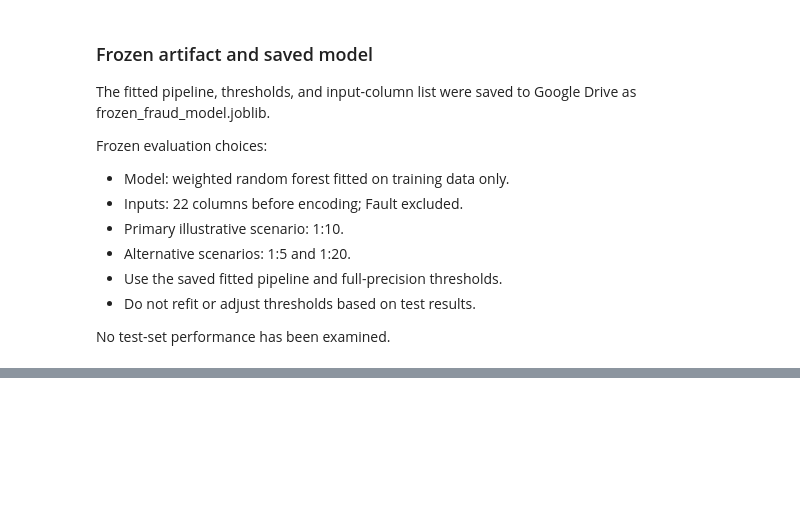
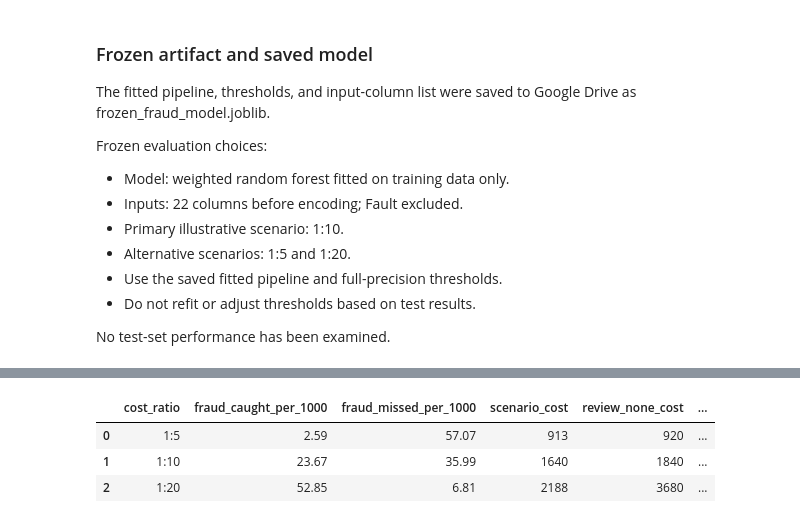
Before and after one commit to WhySoSerious404/trust-safety-analytics, a Jupyter notebook: 01-fraud-detection/fraud_detection.ipynb, the cells around one changed output, grey strips where cells are left out. Saved outputs shown, nothing was run; the diff lists cells and outputs as text; code cells hidden in the pictures; blank space fills up the shorter version.

```diff
--- a/01-fraud-detection/fraud_detection.ipynb
+++ b/01-fraud-detection/fraud_detection.ipynb
@@ -1577,0 +1636,41 @@ No test-set performance has been examined.
+# %%
+missed_costs = test_results["cost_ratio"].map({
+    "1:5": 5,
+    "1:10": 10,
+    "1:20": 20
+})
+
+test_results["fraud_caught_per_1000"] = (
+    1000 * test_results["TP"] / len(y_test)
+)
+
+test_results["fraud_missed_per_1000"] = (
+    1000 * test_results["FN"] / len(y_test)
+)
+
+test_results["scenario_cost"] = (
+    test_results["FP"]
+    + missed_costs * test_results["FN"]
+)
+
+test_results["review_none_cost"] = (
+    int(y_test.sum()) * missed_costs
+)
+
+test_results["review_all_cost"] = int((y_test == 0).sum())
+
+test_results[
+    [
+        "cost_ratio",
+        "fraud_caught_per_1000",
+        "fraud_missed_per_1000",
+        "scenario_cost",
+        "review_none_cost",
+        "review_all_cost"
+    ]
+].round(2)
+# %% [output]
+|  | cost_ratio | fraud_caught_per_1000 | fraud_missed_per_1000 | scenario_cost | review_none_cost | ... |
+| 0 | 1:5 | 2.59 | 57.07 | 913 | 920 | ... |
+| 1 | 1:10 | 23.67 | 35.99 | 1640 | 1840 | ... |
+| 2 | 1:20 | 52.85 | 6.81 | 2188 | 3680 | ... |
```
Also changed, not shown: parts of 4 cells of this notebook.
